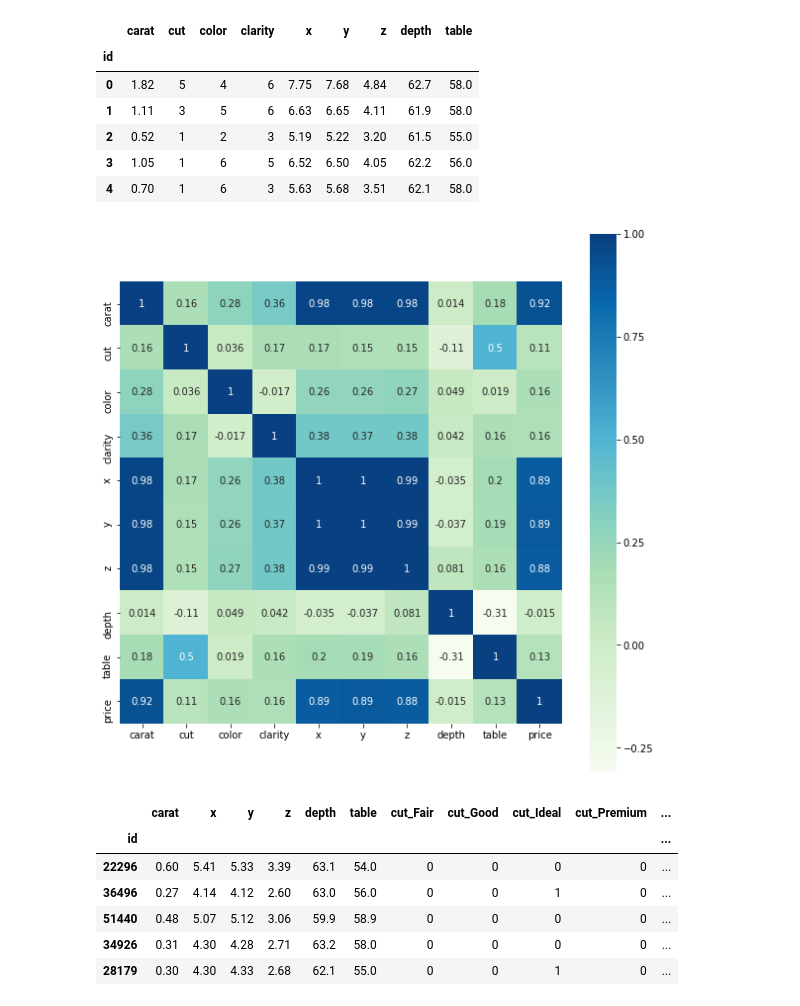
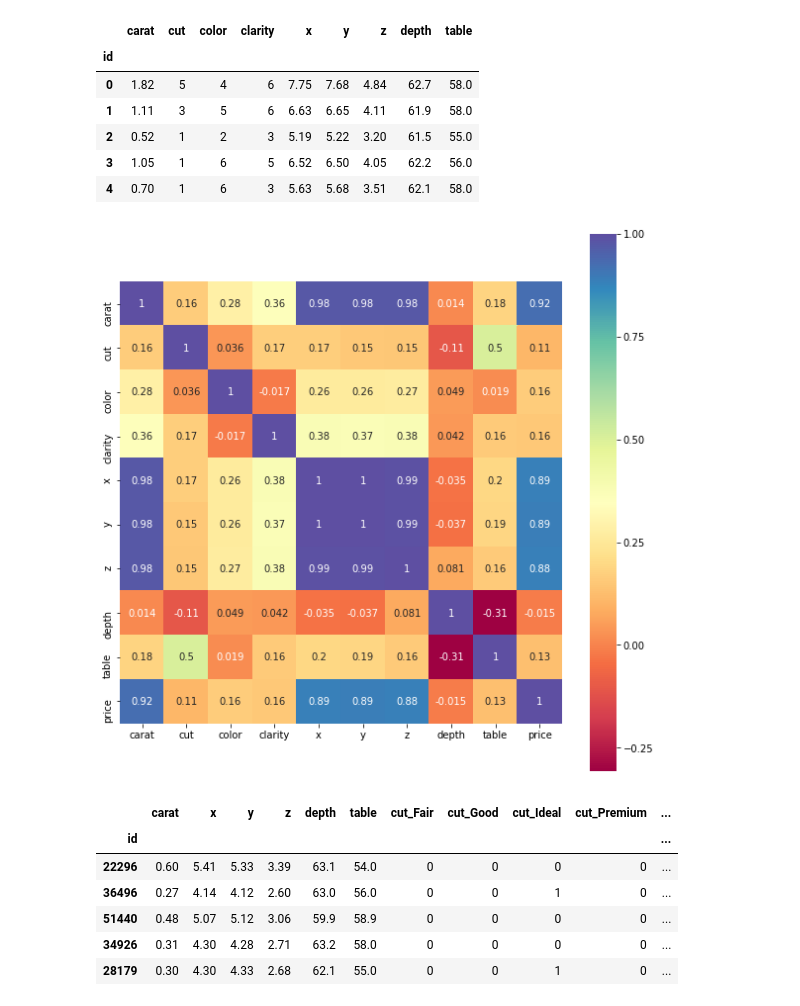
Before and after one commit to gbfelgas/regression-diamonds, a Jupyter notebook: regression-diamonds.ipynb, the cells around one changed output. Saved outputs shown, nothing was run; the diff lists cells and outputs as text; code cells hidden in the pictures.

```diff
--- a/regression-diamonds.ipynb
+++ b/regression-diamonds.ipynb
@@ -726,18 +726,18 @@ plt.show()
 # %%
-# Substituindo os valores dos atributos de acordo com a observacao acima para o conjunto de treino
+## Substituindo os valores dos atributos de acordo com a observacao acima para o conjunto de treino
 
 # train_2 eh referente a segunda alternativa de tratamento dos atributos literais
 train_2 = train.copy()
 
 # cut
-train_2['cut'] = train_2['cut'].replace({'Ideal': 1, 'Good': 2, 'Very Good': 3, 'Fair': 4, 'Premium': 5}, inplace = False)
+train_2['cut'] = train_2['cut'].replace({'Ideal': 1, 'Good': 2, 'Very Good': 3, 'Fair': 4, 'Premium': 5})
 
 # color
-train_2['color'] = train_2['color'].replace({'E': 1, 'D': 2, 'F': 3, 'G': 4, 'H': 5, 'I': 6, 'J': 7}, inplace = False)
+train_2['color'] = train_2['color'].replace({'E': 1, 'D': 2, 'F': 3, 'G': 4, 'H': 5, 'I': 6, 'J': 7})
 
 # clarity
 train_2['clarity'] = train_2['clarity'].replace({'VVS1': 1, 'IF': 2, 'VVS2': 3, 'VS1': 4, 'VS2': 5, \
-                                                 'SI1': 6, 'I1': 7, 'SI2': 8}, inplace = False)
+                                                 'SI1': 6, 'I1': 7, 'SI2': 8})
 
 train_2.head()
 # %% [output]
@@ -776,12 +776,12 @@ test_2.head()
 # %%
 # Criando a matriz de correlacao para o segundo tratamento
 corr_matrix_2 = train_2.corr()
 
 plt.subplots(figsize = (10, 10))
-sns.heatmap(corr_matrix_2, square=True, cbar=True, annot = True, cmap='GnBu')
+sns.heatmap(corr_matrix_2, square=True, cbar=True, annot = True, cmap='Spectral')
 plt.show()
 # %% [output]
-[figure, old version]
+[figure, new version]
 # %%
 # Criando o conjunto de treino e de teste a partir do conjunto da primeira alternativa
 
```
Also changed, not shown: parts of 7 cells of this notebook, 1 other file.
